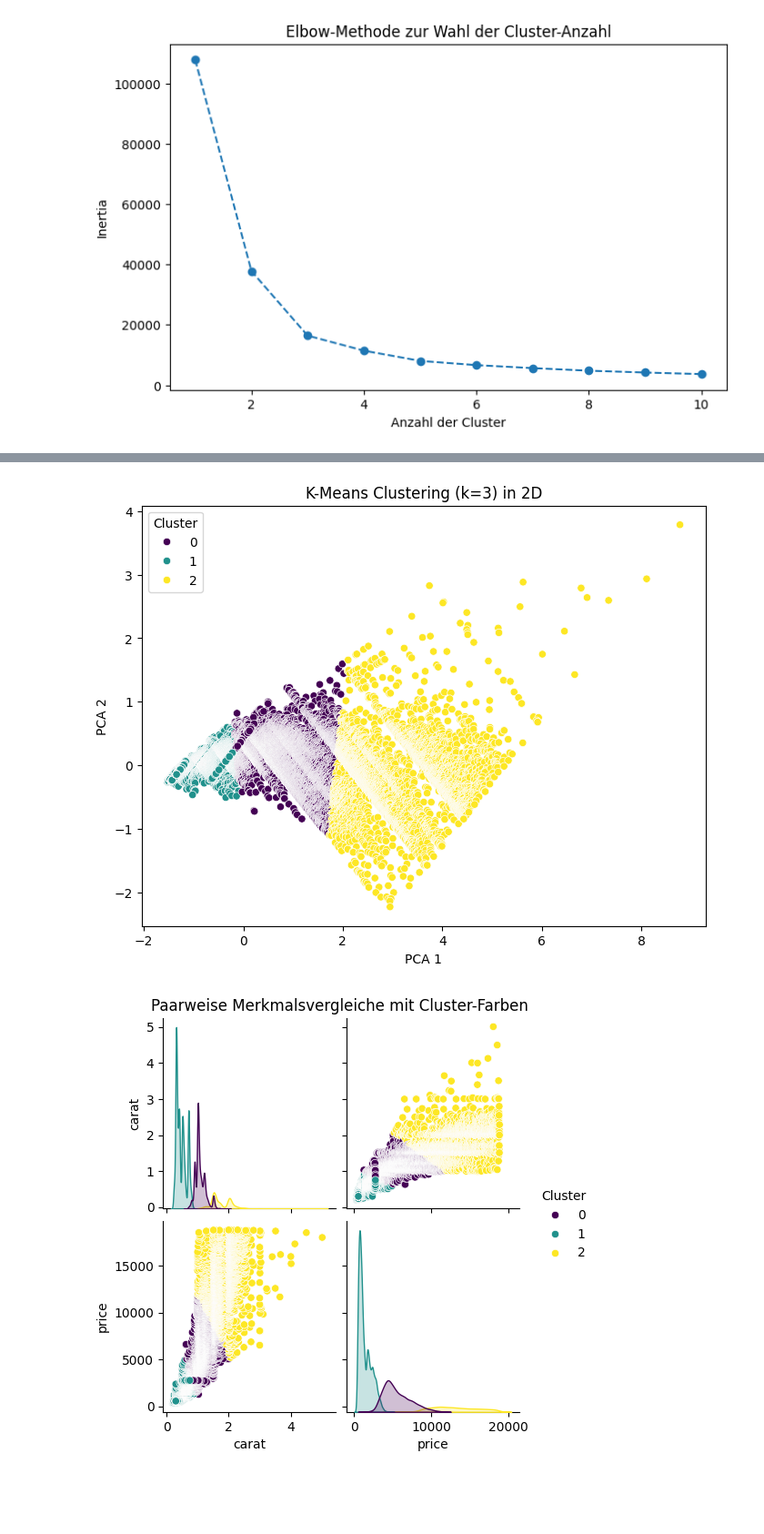
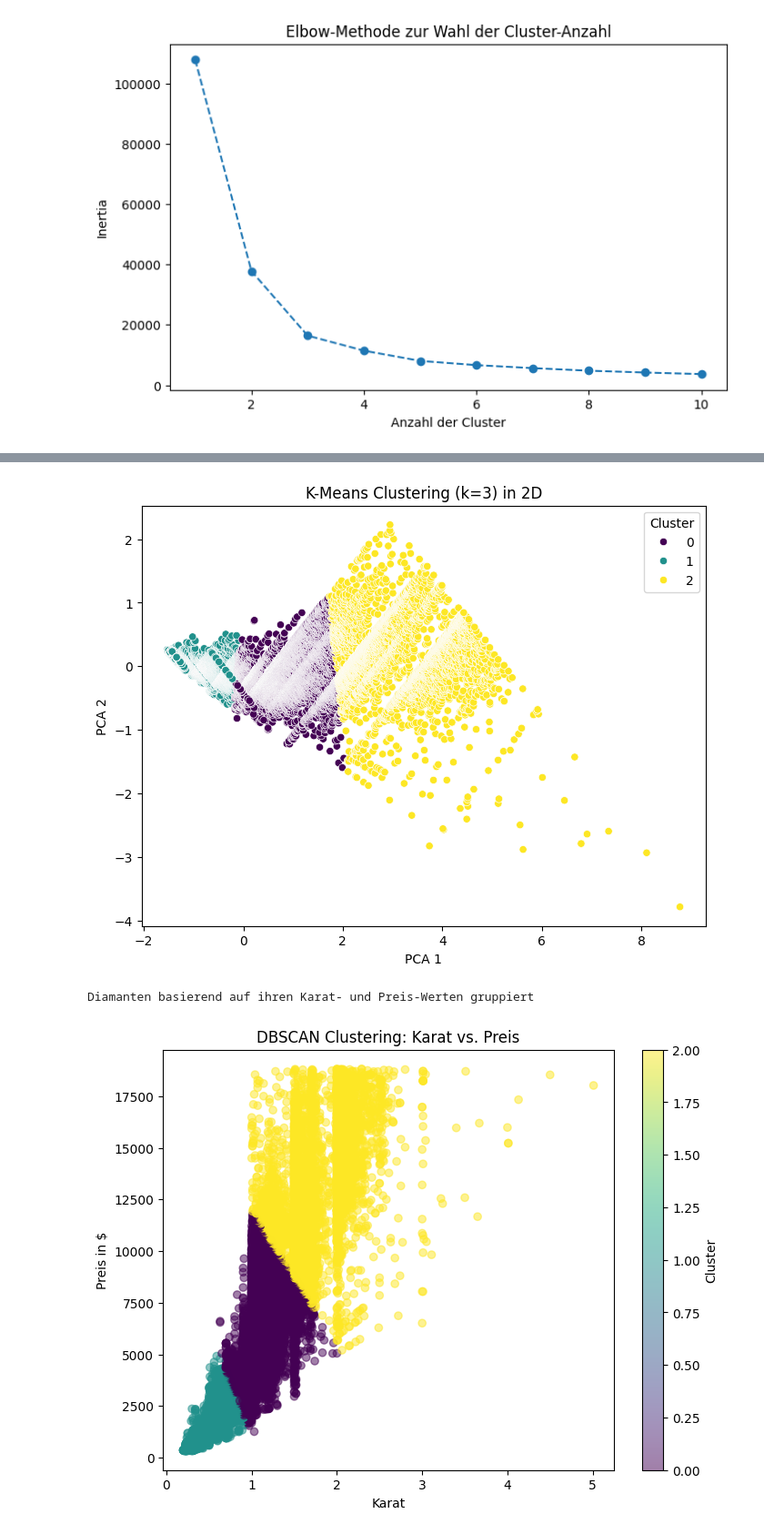
Before and after one commit to michi3001/DataScienceProject, a Jupyter notebook: notebooks/MachineLearningPart2/ClusteringKMean_CaratAndPrice.ipynb, the cells around one changed output, grey strips where cells are left out. Shown: that part at 91% size. Saved outputs shown, nothing was run; the diff lists cells and outputs as text; code cells hidden in the pictures; blank space fills up the shorter version.

Commit message:
Changed Scatterplot

```diff
--- a/notebooks/MachineLearningPart2/ClusteringKMean_CaratAndPrice.ipynb
+++ b/notebooks/MachineLearningPart2/ClusteringKMean_CaratAndPrice.ipynb
@@ -92,32 +92,42 @@ print("PCA 2 (zweite Hauptkomponente) → Die Richtung mit der zweitgrößten Va
 plt.figure(figsize=(8,6))
 sns.scatterplot(x=df_pca[:,0], y=df_pca[:,1], hue=df_cluster['Cluster'], palette='viridis')
 plt.xlabel('PCA 1')
 plt.ylabel('PCA 2')
 plt.title('K-Means Clustering (k=3) in 2D')
 plt.legend(title="Cluster")
 plt.show()
 
 
 sns.pairplot(df_cluster, hue='Cluster', palette='viridis')
 plt.suptitle("Paarweise Merkmalsvergleiche mit Cluster-Farben", y=1.02)
 plt.show()
+
+print("Diamanten basierend auf ihren Karat- und Preis-Werten gruppiert")
+plt.figure(figsize=(8,6))
+plt.scatter(df_cluster['carat'], df_cluster['price'], c=df_cluster['Cluster'], cmap='viridis', alpha=0.5)
+plt.xlabel("Karat")
+plt.ylabel("Preis in $")
+plt.title("DBSCAN Clustering: Karat vs. Preis")
+plt.colorbar(label="Cluster")
+plt.show()
 # %% [output]
 A value is trying to be set on a copy of a slice from a DataFrame.
 Try using .loc[row_indexer,col_indexer] = value instead
 
 See the caveats in the documentation: https://pandas.pydata.org/pandas-docs/stable/user_guide/indexing.html#returning-a-view-versus-a-copy
   df_cluster['Cluster'] = kmeans.fit_predict(df_scaled)
 Cluster-Zentren:
  [[ 0.58984947  0.39303866]
  [-0.69838874 -0.64250094]
  [ 2.01585205  2.27571165]]
 Cluster
 1    31276
 0    16722
 2     5942
 Name: count, dtype: int64
 2D-Visualisierung der Cluster:
 PCA 1 (erste Hauptkomponente) → Die Richtung mit der größten Varianz in den Daten
 PCA 2 (zweite Hauptkomponente) → Die Richtung mit der zweitgrößten Varianz
-[figure, old version]
+[figure, new version]
+Diamanten basierend auf ihren Karat- und Preis-Werten gruppiert
-[figure, old version]
+[figure, new version]
```
Also changed, not shown: parts of 1 cell of this notebook.
